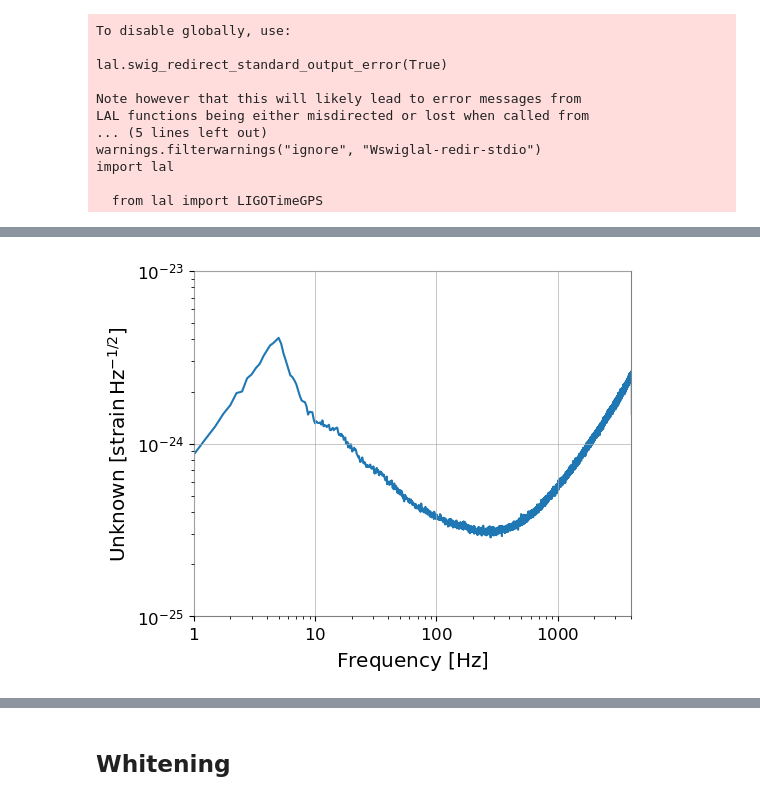
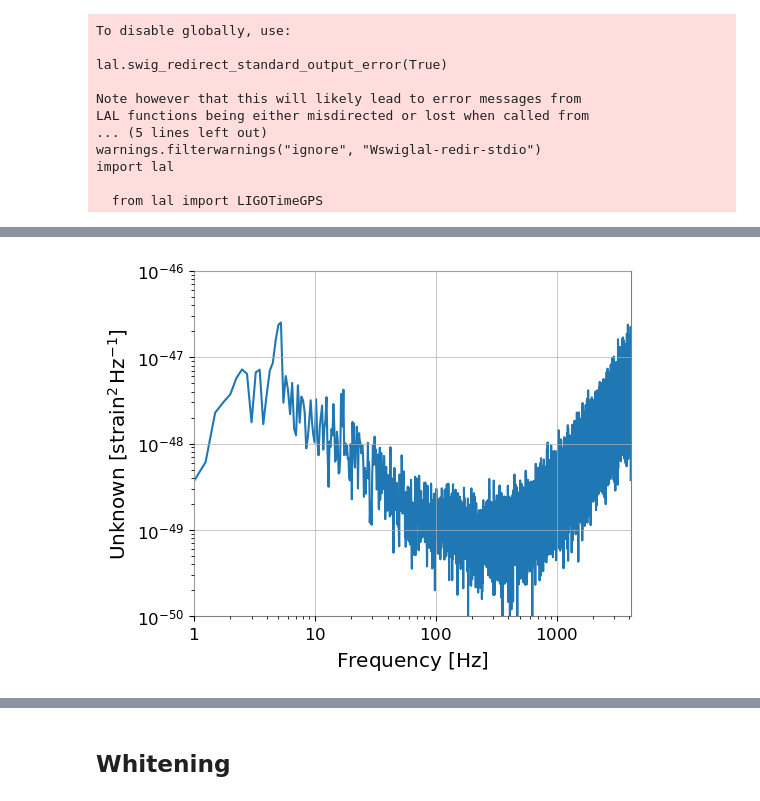
Before and after one commit to elenacuoco/ET-MDC-Tutorials, a Jupyter notebook: notebooks/DataProc.ipynb, the cells around one changed output, grey strips where cells are left out. Cells and saved outputs as stored; diff of their text form; code cells hidden in the pictures.

```diff
--- a/notebooks/DataProc.ipynb
+++ b/notebooks/DataProc.ipynb
@@ -82,7 +80,7 @@ CHANNELS = {n : f'{n}:STRAIN' for n in DATASETS}
 # %%
 # Reading a gravitational wave strain time series from a GWF file using the gwpy library
 # The file path is constructed based on the MDC_PATH and dataset ('E1') information
-e0 = TimeSeries.read(MDC_PATH+'/E1/E-E1_STRAIN_DATA-1000000000-2048.gwf', 'E1:STRAIN')
+e0 = TimeSeries.read(MDC_PATH+'/E1/E-E1_STRAIN_DATA-1000000000-2048.gwf', 'E1:STRAIN',start=1000000001, end=1000000017)
 
 # Printing the first 10 elements of the TimeSeries object (time series data)
 # The TimeSeries object contains various metadata and information about the strain data
@@ -108,10 +112,10 @@ plot = e0.plot()
 # Computing the amplitude spectral density (ASD) of the gravitational wave strain data
 # The ASD is calculated using a Fast Fourier Transform (FFT) with a specified length of 4 seconds
 # The median method is used to estimate the ASD
-asd = e0.asd(fftlength=4, method="median")
+psd = e0.psd(fftlength=4, method="median")
 
 # Creating a plot of the computed ASD using the plot() method of the ASD object
-plot = asd.plot()
+plot = psd.plot()
 
 # Displaying the plot while suppressing any warning messages (if any)
 plot.show(warn=False)
@@ -120,14 +124,14 @@ plot.show(warn=False)
 # %%
 # Getting the current Axes instance from the plot
 ax = plot.gca()
 
 # Setting the x-axis (frequency) limits of the plot from 1 Hz to 4000 Hz
-ax.set_xlim(1, 4000)
+ax.set_xlim(1, 4096)
 
 # Setting the y-axis (ASD values) limits of the plot from 1e-25 to 1e-23
-ax.set_ylim(1e-25, 1e-23)
+ax.set_ylim(1e-50, 1e-46)
 
 # Displaying the updated plot with adjusted axis limits
 plot
 # %% [output]
-[figure, old version]
+[figure, new version]
```
Also changed, not shown: parts of 28 cells of this notebook, 8 other files.
